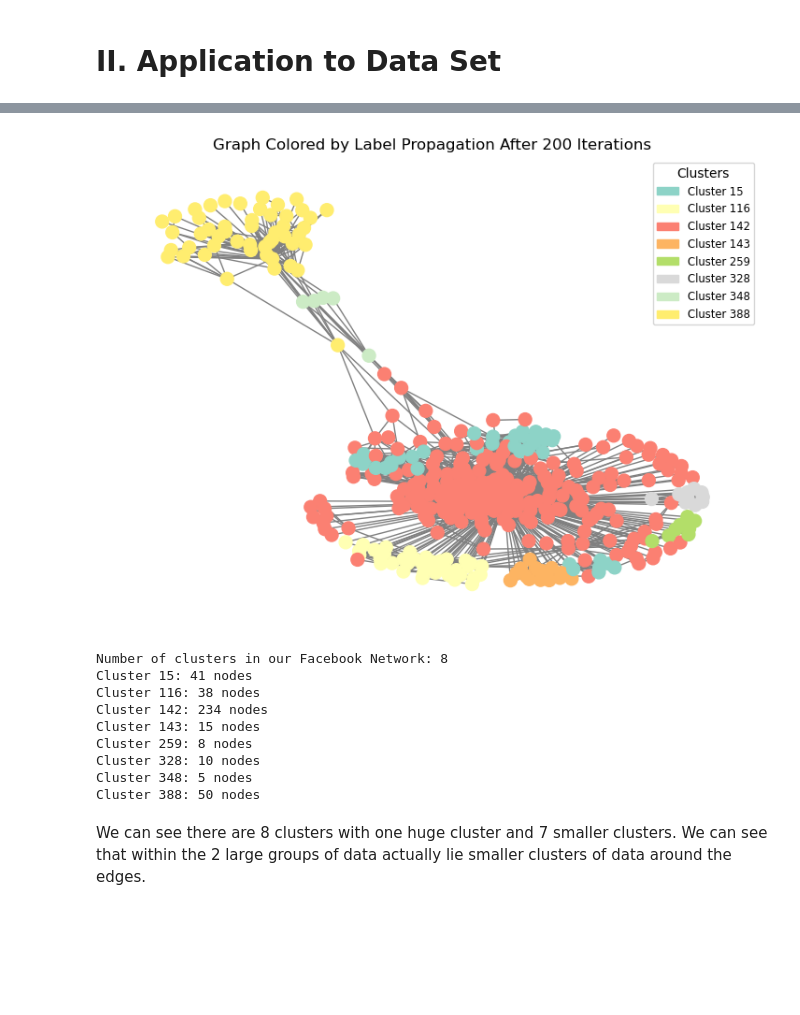
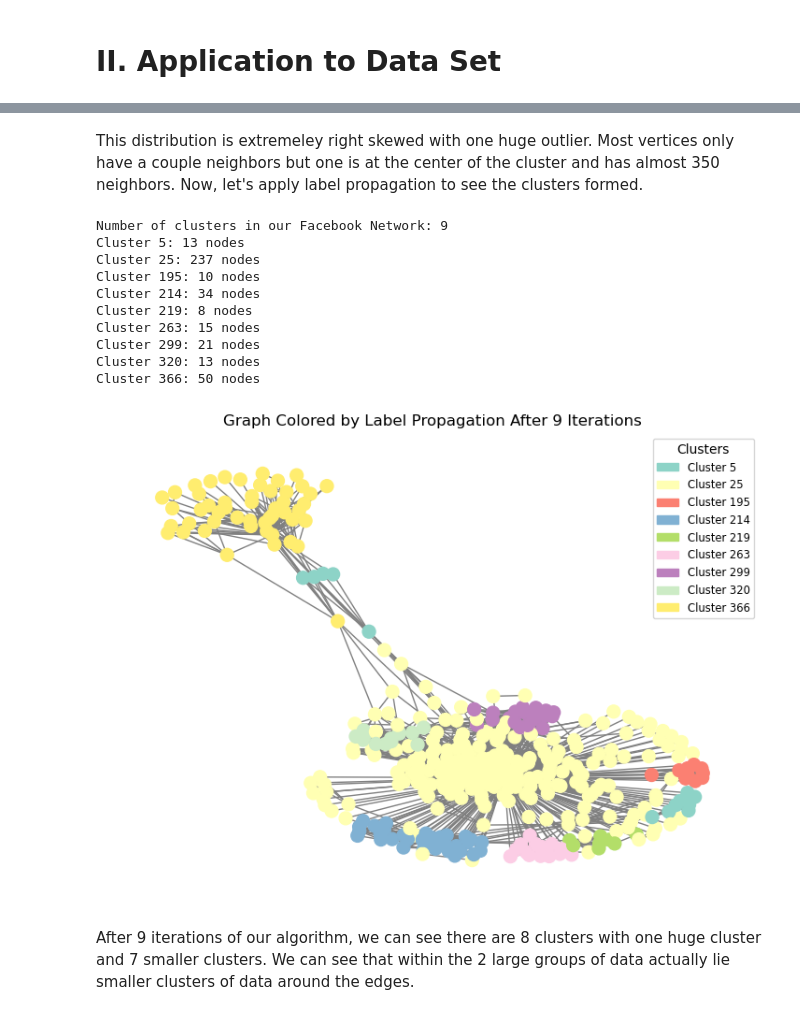
Before and after one commit to legendschwab/cmor438individual, a Jupyter notebook: Graph Theory/labelprop.ipynb, the cells around one changed output, grey strips where cells are left out. Cells and saved outputs as stored; diff of their text form; code cells hidden in the pictures; blank space fills up the shorter version.

```diff
--- a/Graph Theory/labelprop.ipynb
+++ b/Graph Theory/labelprop.ipynb
@@ -18,7 +18,7 @@ def build_adj(data):
         adj[int(data[i,1]),int(data[i,0])] = 1
     return adj
 
-def label_propagation(adj, iteration_max = 200):
+def label_propagation(adj):
     '''
     Given an adjacency matrix, assigns labels to each vertex using the label propagation algorithm
     '''
@@ -48,18 +48,16 @@ def label_propagation(adj, iteration_max = 200):
                 labels[i] = most_common_label
                 updated = True
 
-        if not updated or iterations > iteration_max:
+        if not updated or iterations > 100:
             break  # if no label changed during full pass, algorithm is done
 
         iterations = iterations + 1 # Update iteration counter
-    return labels
+    return labels, iterations
 
-def plot_label_prop(adj, iteration_max):
+def plot_label_prop(adj, labels, iteration):
     '''
-    Plotting graph with colors given adj and iteration max
+    Plotting graph with colors given adj and number of iterations
     '''
-
-    labels = label_propagation(adj, iteration_max)
     graph = nx.Graph(adj)
 
     # Find all unique cluster labels
@@ -85,7 +83,7 @@ def plot_label_prop(adj, iteration_max):
         edge_color='gray'
     )
 
-    plt.title(f'Graph Colored by Label Propagation After {iteration_max} Iterations')
+    plt.title(f'Graph Colored by Label Propagation After {iteration} Iterations')
 
     # Create legend
     patches = []
@@ -96,7 +94,5 @@ def plot_label_prop(adj, iteration_max):
     plt.legend(handles=patches, loc='best', title='Clusters', fontsize='small')
 
     plt.show()
-
-    return labels
 # %% [markdown]
 # II. Application to Data Set
@@ -121,26 +133,33 @@ We can clearly see 2 main clusters of vertices, but let's try to investigate if
+# %% [markdown]
+This distribution is extremeley right skewed with one huge outlier. Most vertices only have a couple neighbors but one is at the center of the cluster and has almost 350 neighbors. Now, let's apply label propagation to see the clusters formed.
 # %%
-facebook_labels = plot_label_prop(facebook_adj, 200)
+facebook_labels, final_iterations = label_propagation(facebook_adj)
 
 # Getting number of clusters
 num_clusters = len(np.unique(facebook_labels))
 print(f"Number of clusters in our Facebook Network: {num_clusters}")
 
 # Getting size of each cluster
 
 unique_labels, counts = np.unique(facebook_labels, return_counts=True)
 
 for label, count in zip(unique_labels, counts):
     print(f"Cluster {label}: {count} nodes")
+
+
+# Plotting Final
+plot_label_prop(facebook_adj, facebook_labels, final_iterations)
 # %% [output]
+Number of clusters in our Facebook Network: 9
+Cluster 5: 13 nodes
+Cluster 25: 237 nodes
+Cluster 195: 10 nodes
+Cluster 214: 34 nodes
+Cluster 219: 8 nodes
+Cluster 263: 15 nodes
+Cluster 299: 21 nodes
+Cluster 320: 13 nodes
+Cluster 366: 50 nodes
-[figure, old version]
+[figure, new version]
-Number of clusters in our Facebook Network: 8
-Cluster 15: 41 nodes
-Cluster 116: 38 nodes
-Cluster 142: 234 nodes
-Cluster 143: 15 nodes
-Cluster 259: 8 nodes
-Cluster 328: 10 nodes
-Cluster 348: 5 nodes
-Cluster 388: 50 nodes
 # %% [markdown]
-We can see there are 8 clusters with one huge cluster and 7 smaller clusters. We can see that within the 2 large groups of data actually lie smaller clusters of data around the edges.
+After 9 iterations of our algorithm, we can see there are 8 clusters with one huge cluster and 7 smaller clusters. We can see that within the 2 large groups of data actually lie smaller clusters of data around the edges.
```
Also changed, not shown: parts of 5 cells of this notebook.
